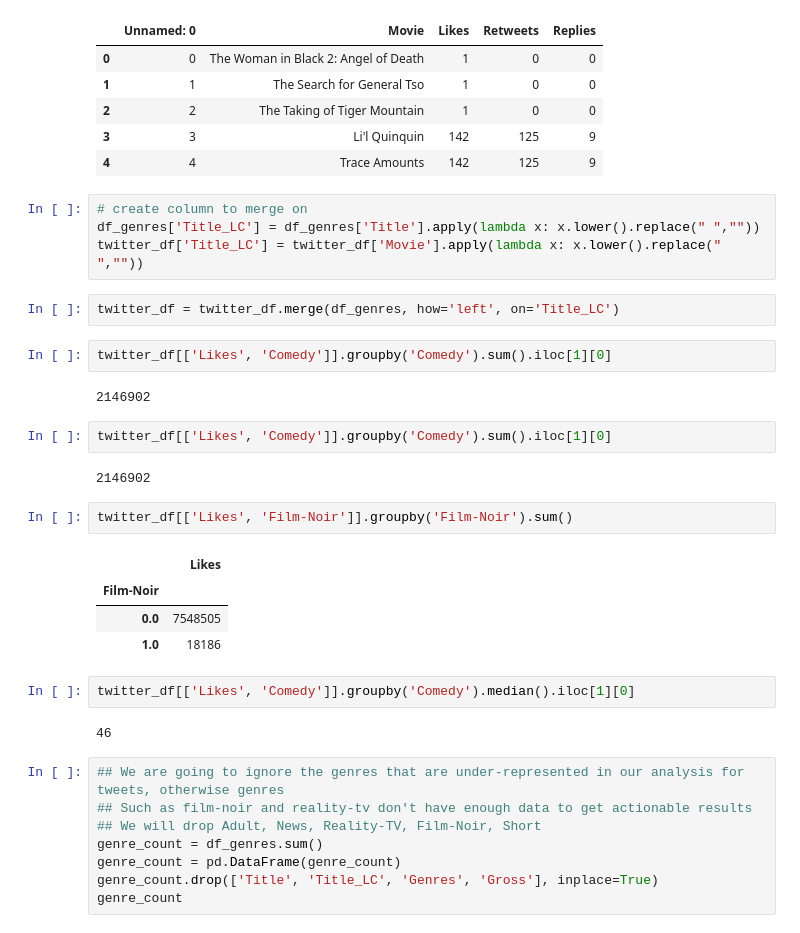
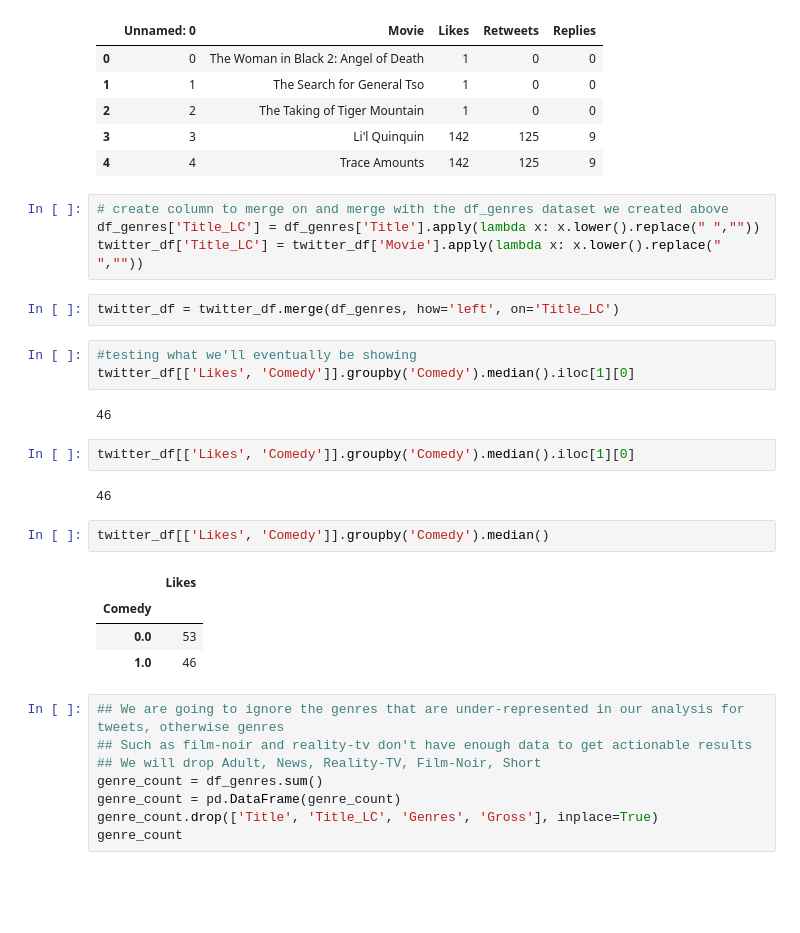
Before and after one commit to bmccabe96/Movie_Box_Office_Analysis, a Jupyter notebook: Mojo_and_Twitter_Analysis.ipynb, the cells around one changed output. Drawn from its saved outputs; the diff is of its cells as text; blank space fills up the shorter version.

```diff
--- a/Mojo_and_Twitter_Analysis.ipynb
+++ b/Mojo_and_Twitter_Analysis.ipynb
@@ -133,30 +150,27 @@ twitter_df.head()
 | 3 | 3 | Li'l Quinquin | 142 | 125 | 9 |
 | 4 | 4 | Trace Amounts | 142 | 125 | 9 |
 # %%
-# create column to merge on
+# create column to merge on and merge with the df_genres dataset we created above
 df_genres['Title_LC'] = df_genres['Title'].apply(lambda x: x.lower().replace(" ",""))
 twitter_df['Title_LC'] = twitter_df['Movie'].apply(lambda x: x.lower().replace(" ",""))
 # %%
 twitter_df = twitter_df.merge(df_genres, how='left', on='Title_LC')
 # %%
-twitter_df[['Likes', 'Comedy']].groupby('Comedy').sum().iloc[1][0]
+#testing what we'll eventually be showing
+twitter_df[['Likes', 'Comedy']].groupby('Comedy').median().iloc[1][0]
 # %% [output]
-2146902
+46
-# %%
-twitter_df[['Likes', 'Comedy']].groupby('Comedy').sum().iloc[1][0]
-# %% [output]
-2146902
-# %%
-twitter_df[['Likes', 'Film-Noir']].groupby('Film-Noir').sum()
-# %% [output]
-|  | Likes |
-| Film-Noir |  |
-| 0.0 | 7548505 |
-| 1.0 | 18186 |
 # %%
 twitter_df[['Likes', 'Comedy']].groupby('Comedy').median().iloc[1][0]
 # %% [output]
 46
+# %%
+twitter_df[['Likes', 'Comedy']].groupby('Comedy').median()
+# %% [output]
+|  | Likes |
+| Comedy |  |
+| 0.0 | 53 |
+| 1.0 | 46 |
 # %%
 ## We are going to ignore the genres that are under-represented in our analysis for tweets, otherwise genres
 ## Such as film-noir and reality-tv don't have enough data to get actionable results
```
Also changed, not shown: parts of 14 cells of this notebook.
